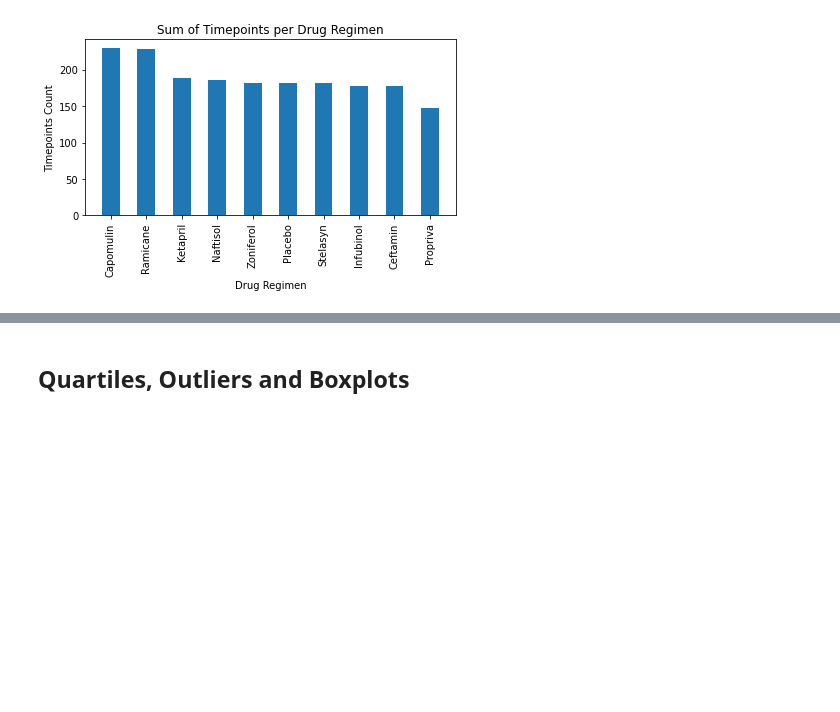
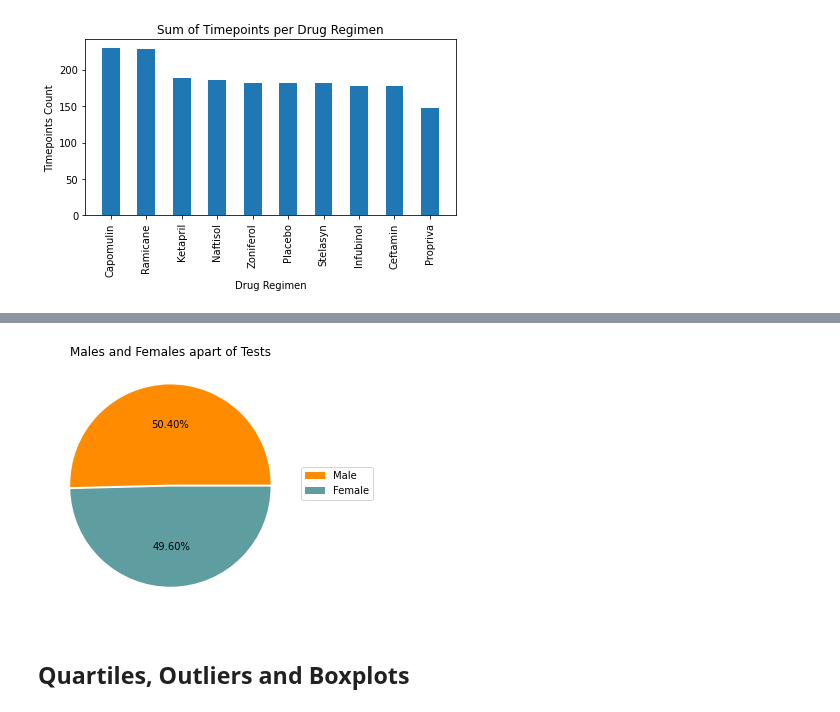
Before and after one commit to jimbleslilley/matplotlib-challenge, a Jupyter notebook: pymaceuticals_JL.ipynb, the cells around one changed output, grey strips where cells are left out. Saved outputs shown, nothing was run; the diff lists cells and outputs as text; code cells hidden in the pictures; blank space fills up the shorter version.

```diff
--- a/pymaceuticals_JL.ipynb
+++ b/pymaceuticals_JL.ipynb
@@ -228,3 +230,14 @@ plt.tight_layout()
+# %%
+# Generate a pie plot showing the distribution of female versus male mice using pyplot
+colors = ["darkorange", "cadetblue"]
+plt.pie([male_count,female_count], explode=explode, labels=["", ""], colors=colors, autopct="%1.2f%%")
+plt.legend(loc="best",bbox_to_anchor=(1,0.6),labels=male_female_df.index)
+plt.title("Males and Females apart of Tests")
+plt.xlabel("")
+plt.ylabel("")
+plt.tight_layout()
+# %% [output]
+[figure, added]
 # %% [markdown]
 ## Quartiles, Outliers and Boxplots
 # %%
```
Also changed, not shown: parts of 5 cells of this notebook.
